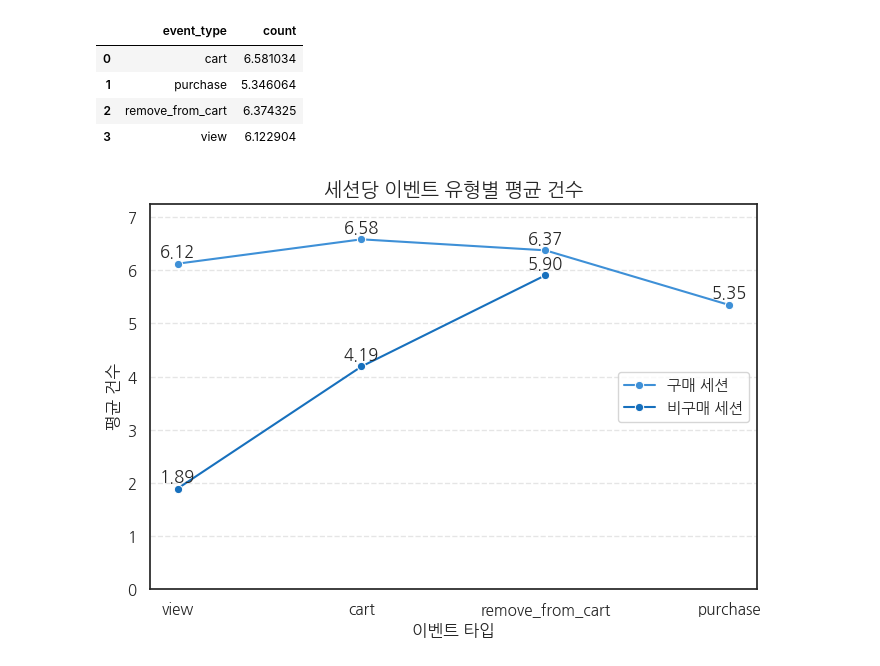
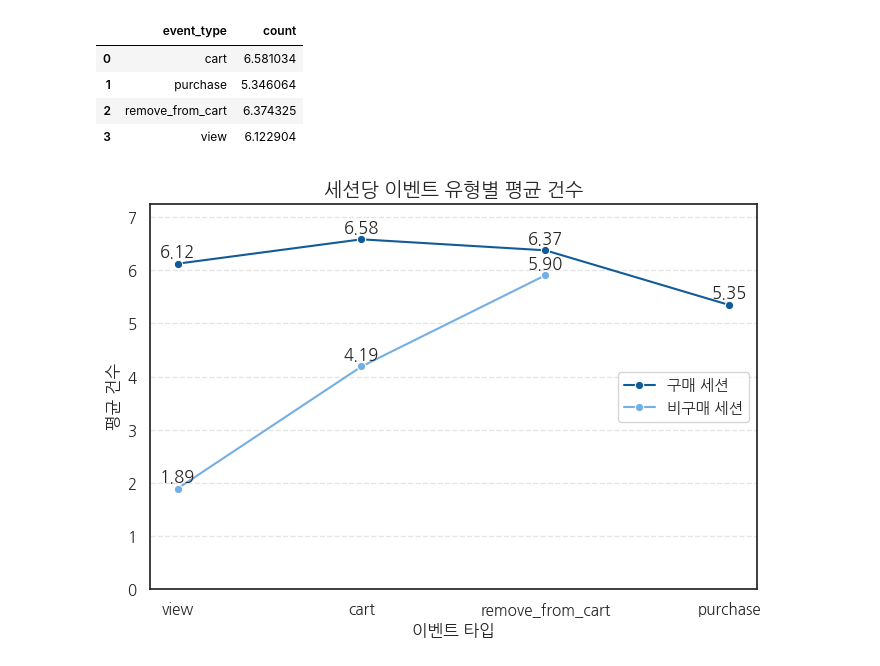
Before and after one commit to Blche/datathon_09, a Jupyter notebook: members/문세희/15_Graph.ipynb, the cells around one changed output. Drawn from its saved outputs; the diff is of its cells as text; code cells hidden in the pictures.

```diff
--- a/members/문세희/15_Graph.ipynb
+++ b/members/문세희/15_Graph.ipynb
@@ -444,6 +444,8 @@ avg_event_per_type = avg_event_per_type[
     ~((avg_event_per_type['purchase_flag'] == '비구매 세션') & (avg_event_per_type['event_type'] == 'purchase'))
 ]
 # %%
+
+
 # 7. 시각화
 plt.figure(figsize=(7, 5))
 sns.lineplot(
@@ -451,32 +453,32 @@ sns.lineplot(
     x='event_type',
     y='count',
     hue='purchase_flag',
     hue_order=['구매 세션', '비구매 세션'],
-    palette=['#3e90d7', '#1770bd'],
+    palette=['#125b99', '#74afe3'],
     marker='o'
 )
 
 # y축 범위 늘리기
 y_max = avg_event_per_type['count'].max()
 plt.ylim(0, y_max * 1.1)
 
 # 라벨 표시
 for group in ['구매 세션', '비구매 세션']:
     subset = avg_event_per_type[avg_event_per_type['purchase_flag'] == group].sort_values('event_type')
     for x, y in zip(subset['event_type'], subset['count']):
         plt.text(x, y + 0.07, f"{y:.2f}", ha='center', va='bottom', fontsize=12)
 
 # 그래프 제목
 plt.title('세션당 이벤트 유형별 평균 건수', fontsize=14)
 
 plt.xlabel('이벤트 타입')
 plt.ylabel('평균 건수')
 plt.grid(axis='y', linestyle='--', alpha=0.5)
 
 # 범례 제목 제거 + 그래프 내부 오른쪽 가운데 배치
 plt.legend(title=None, loc='center right')
 
 plt.tight_layout()
 plt.show()
 # %% [output]
-[figure, old version]
+[figure, new version]
```
Also changed, not shown: 4 other files.
